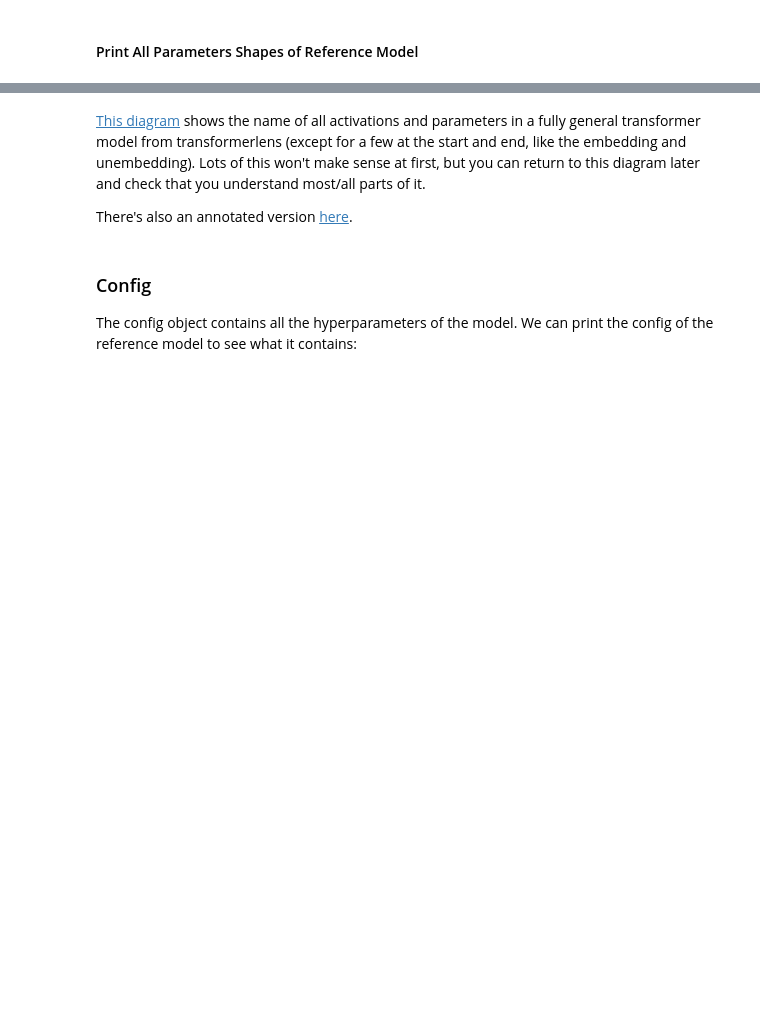
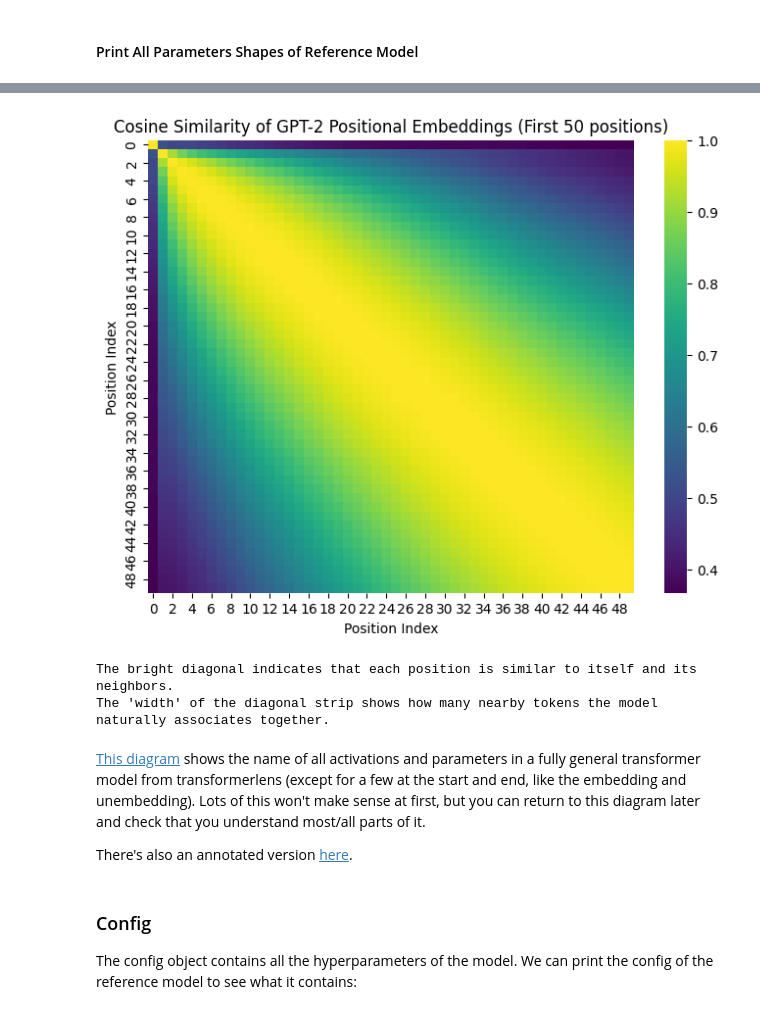
Before and after one commit to rjsu26/ARENA_notebooks, a Jupyter notebook: chapter1_transformer_interp/exercises/part1_transformer_from_scratch/1.1_Transformer_from_Scratch_exercises.ipynb, the cells around one changed output, grey strips where cells are left out. Drawn from its saved outputs; the diff is of its cells as text; code cells hidden in the pictures; blank space fills up the shorter version.

```diff
--- a/chapter1_transformer_interp/exercises/part1_transformer_from_scratch/1.1_Transformer_from_Scratch_exercises.ipynb
+++ b/chapter1_transformer_interp/exercises/part1_transformer_from_scratch/1.1_Transformer_from_Scratch_exercises.ipynb
@@ -730,3 +768,31 @@ for name, param in reference_gpt2.named_parameters():
+# %%
+import matplotlib.pyplot as plt
+import seaborn as sns
+
+# Extract the positional embedding weights (W_pos)
+# We'll look at the first 50 positions to see the pattern clearly
+W_pos = reference_gpt2.pos_embed.W_pos.detach().cpu()
+subset_size = 50
+W_pos_subset = W_pos[:subset_size]
+
+# Calculate cosine similarity between all pairs of position vectors
+# This shows how 'similar' the model thinks position i is to position j
+normalized_W_pos = W_pos_subset / W_pos_subset.norm(dim=-1, keepdim=True)
+similarity_matrix = normalized_W_pos @ normalized_W_pos.T
+
+plt.figure(figsize=(8, 6))
+sns.heatmap(similarity_matrix.numpy(), cmap='viridis')
+plt.title(f'Cosine Similarity of GPT-2 Positional Embeddings (First {subset_size} positions)')
+plt.xlabel('Position Index')
+plt.ylabel('Position Index')
+plt.show()
+
+print("The bright diagonal indicates that each position is similar to itself and its neighbors.")
+print("The 'width' of the diagonal strip shows how many nearby tokens the model naturally associates together.")
+# %% [output]
+[figure, added]
+The bright diagonal indicates that each position is similar to itself and its neighbors.
+The 'width' of the diagonal strip shows how many nearby tokens the model naturally associates together.
 # %% [markdown]
 [This diagram](https://raw.githubusercontent.com/chloeli-15/ARENA_img/main/img/full-merm.svg) shows the name of all activations and parameters in a fully general transformer model from transformerlens (except for a few at the start and end, like the embedding and unembedding). Lots of this won't make sense at first, but you can return to this diagram later and check that you understand most/all parts of it.
 
```
Also changed, not shown: parts of 26 cells of this notebook.
